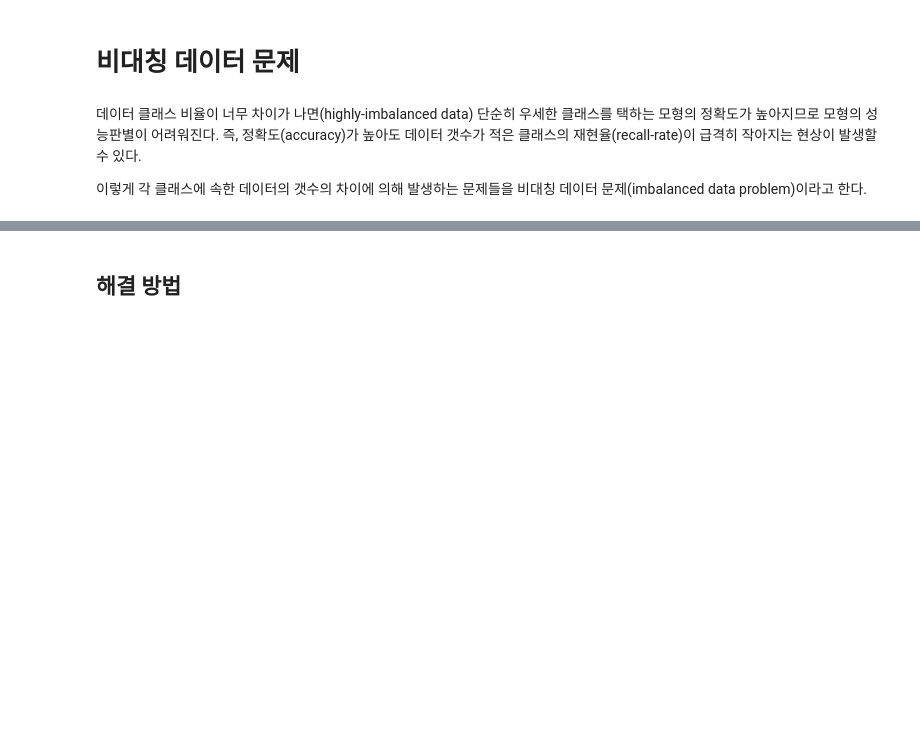
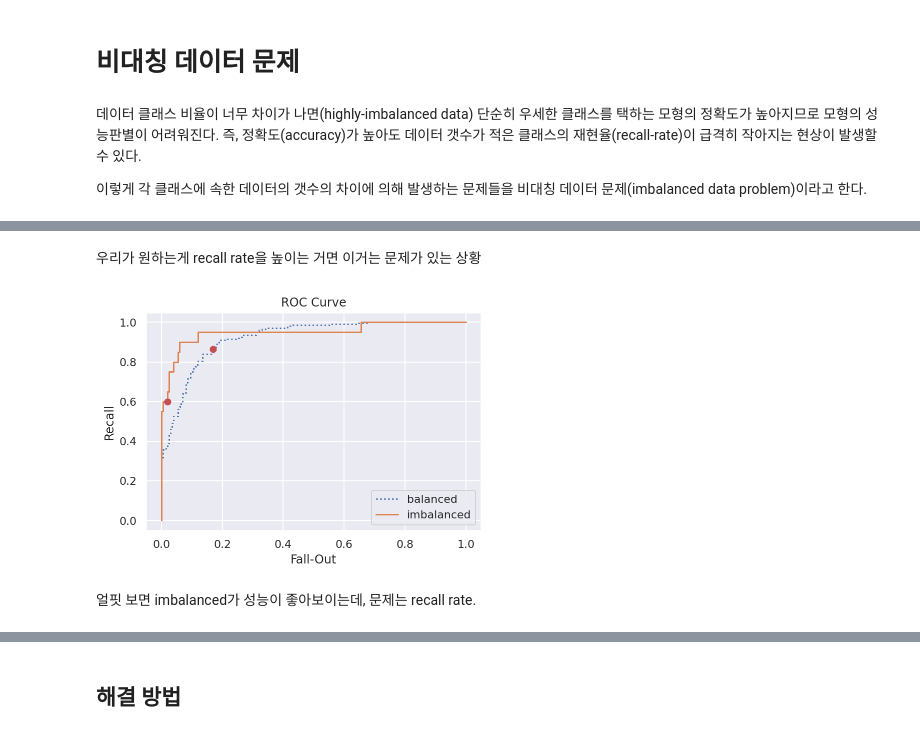
Before and after one commit to saanghyuk/0B-python, a Jupyter notebook: data_analysis/5_10_Model_Optimization.ipynb, the cells around one changed output, grey strips where cells are left out. Cells and saved outputs as stored; diff of their text form; code cells hidden in the pictures; blank space fills up the shorter version.

```diff
--- a/data_analysis/5_10_Model_Optimization.ipynb
+++ b/data_analysis/5_10_Model_Optimization.ipynb
@@ -358,0 +403,2 @@ print(classification_report(y2, y_pred2))
+# %% [markdown]
+우리가 원하는게 recall rate을 높이는 거면 이거는 문제가 있는 상황
@@ -359,22 +407,26 @@ print(classification_report(y2, y_pred2))
 # %%
 from sklearn.metrics import roc_curve, confusion_matrix
 
 fpr1, tpr1, thresholds1 = roc_curve(y1, model1.decision_function(X1))
 fpr2, tpr2, thresholds2 = roc_curve(y2, model2.decision_function(X2))
 
 c1 = confusion_matrix(y1, y_pred1, labels=[1, 0])
 c2 = confusion_matrix(y2, y_pred2, labels=[1, 0])
 r1 = c1[0, 0] / (c1[0, 0] + c1[0, 1])
 r2 = c2[0, 0] / (c2[0, 0] + c2[0, 1])
 f1 = c1[1, 0] / (c1[1, 0] + c1[1, 1])
 f2 = c2[1, 0] / (c2[1, 0] + c2[1, 1])
 
-plt.plot(fpr1, tpr1, ':', label="대칭")
-plt.plot(fpr2, tpr2, '-', label="비대칭")
+plt.plot(fpr1, tpr1, ':', label="balanced")
+plt.plot(fpr2, tpr2, '-', label="imbalanced")
 plt.plot([f1], [r1], 'ro')
 plt.plot([f2], [r2], 'ro')
 plt.legend()
 plt.xlabel('Fall-Out')
 plt.ylabel('Recall')
-plt.title('ROC 커브')
+plt.title('ROC Curve')
 plt.show()
+# %% [output]
+[figure, added]
+# %% [markdown]
+얼핏 보면 imbalanced가 성능이 좋아보이는데, 문제는 recall rate. <br>
```
Also changed, not shown: parts of 61 cells of this notebook, 3 other files.
